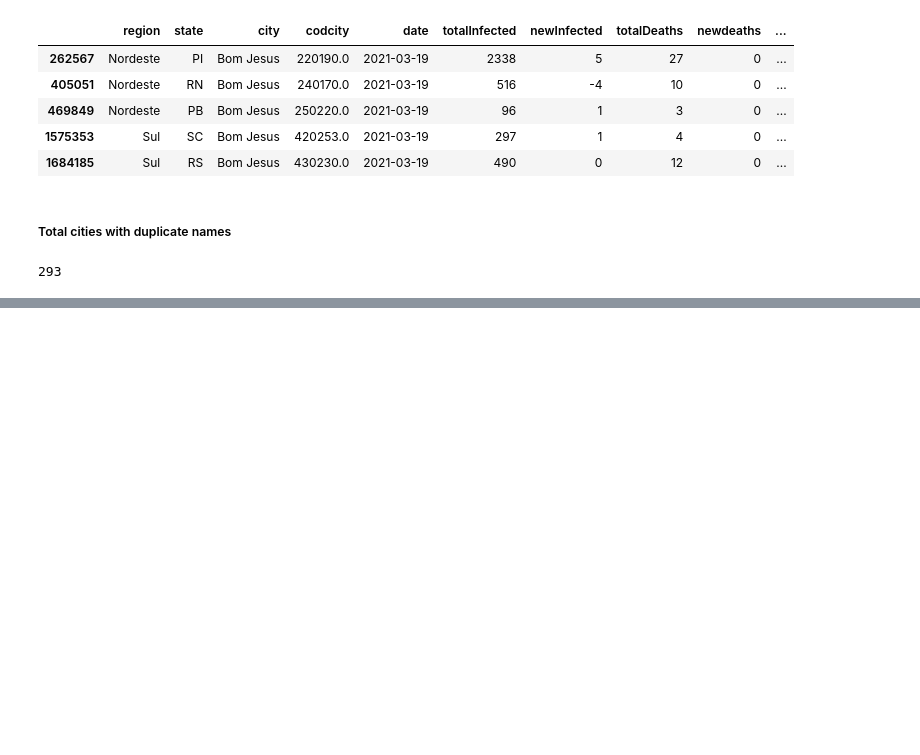
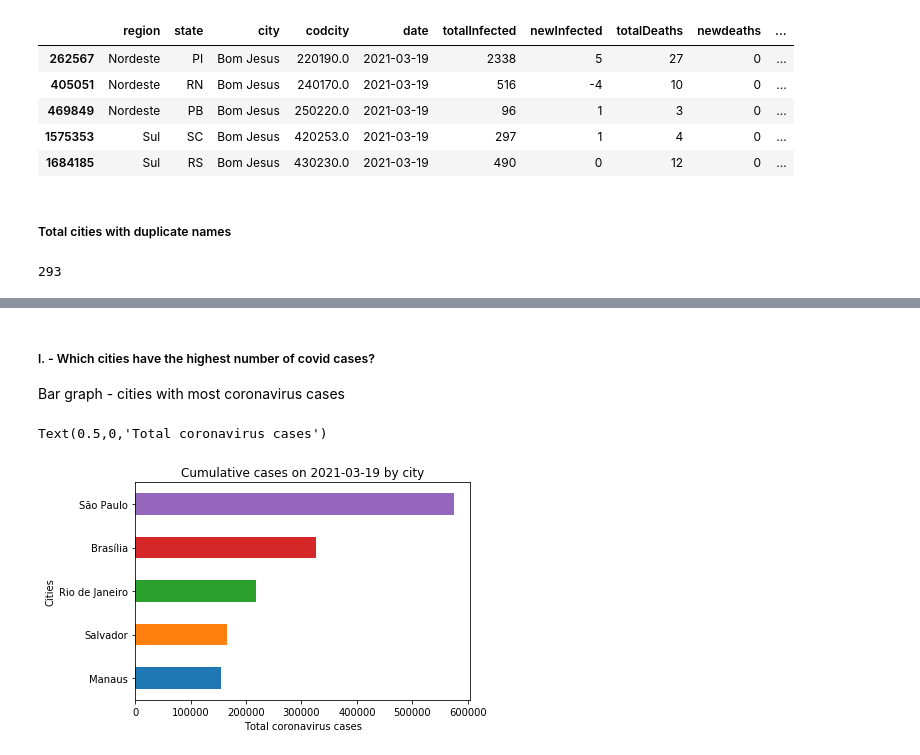
Before and after one commit to romulloferreira/BrazilCovid19_DataAnalysis, a Jupyter notebook: BrazilCovid19_DataAnalysis.ipynb, the cells around one changed output, grey strips where cells are left out. Drawn from its saved outputs; the diff is of its cells as text; code cells hidden in the pictures; blank space fills up the shorter version.

```diff
--- a/BrazilCovid19_DataAnalysis.ipynb
+++ b/BrazilCovid19_DataAnalysis.ipynb
@@ -335,0 +482,13 @@ sum(df_clean_notnull.duplicated(subset='city', keep='first'))
+# %% [markdown]
+##### l. - Which cities have the highest number of covid cases?
+
+Bar graph - cities with most coronavirus cases
+# %%
+plotinfectedcity = df_clean_notnull.groupby('city')['totalInfected'].sum().sort_values().tail(5)
+plotinfectedcity.plot(kind='barh')
+plt.title("Cumulative cases on 2021-03-19 by city")
+plt.ylabel("Cities")
+plt.xlabel("Total coronavirus cases")
+# %% [output]
+Text(0.5,0,'Total coronavirus cases')
+[figure, added]
```
Also changed, not shown: parts of 49 cells of this notebook.
